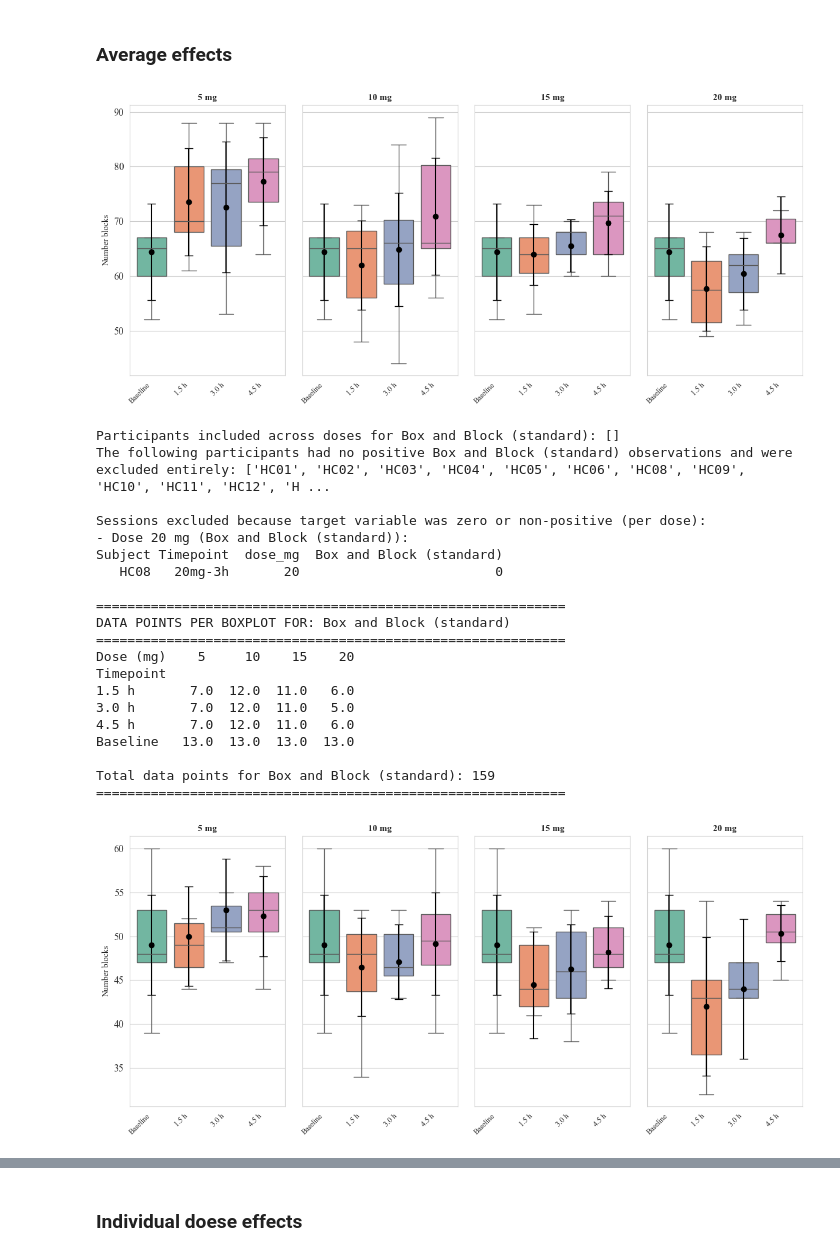
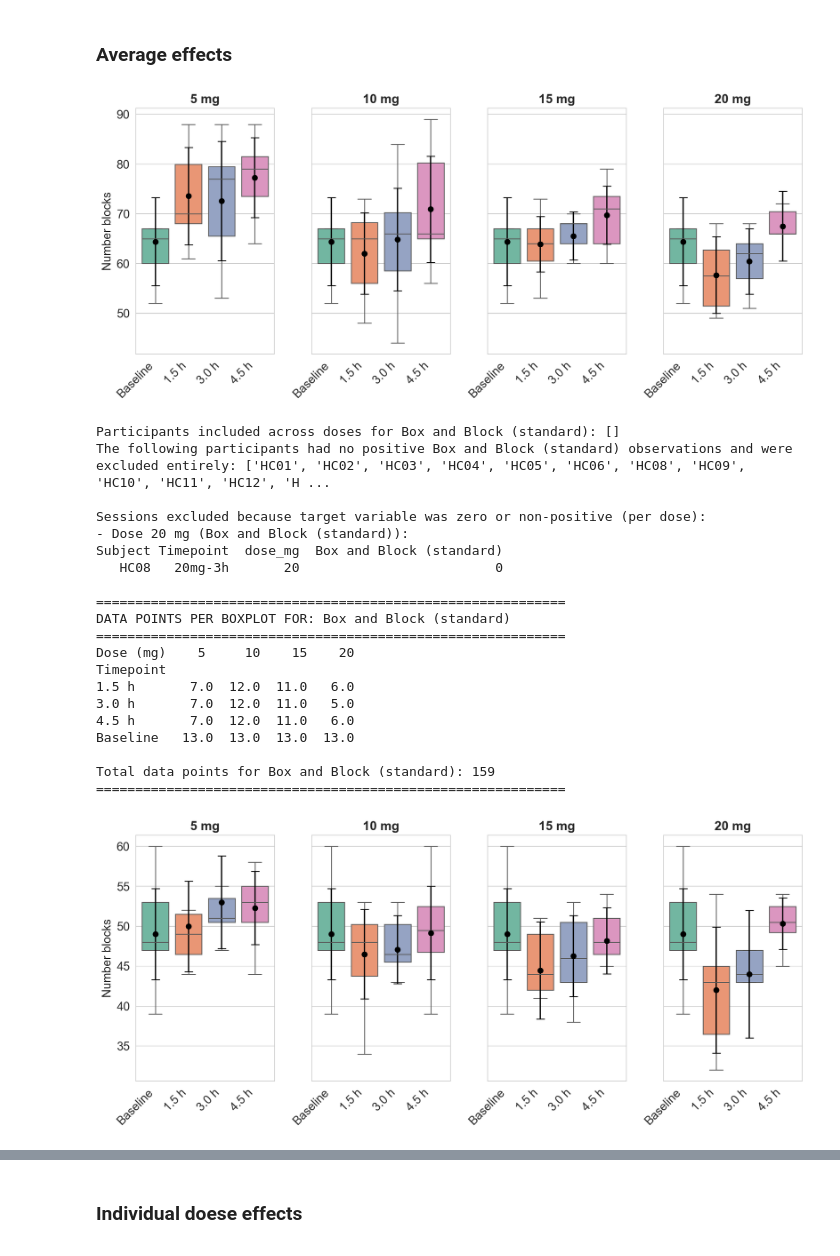
Before and after one commit to pierreklintefors/PsilocybinDexterityAnalysis, a Jupyter notebook: behavioural_analysis_box_and_block.ipynb, the cells around one changed output, grey strips where cells are left out. Drawn from its saved outputs; the diff is of its cells as text; code cells hidden in the pictures.

```diff
--- a/behavioural_analysis_box_and_block.ipynb
+++ b/behavioural_analysis_box_and_block.ipynb
@@ -1,8 +1,18 @@
 # %%
 import matplotlib as mpl
-mpl.rcParams['font.family'] = 'serif'
-mpl.rcParams['font.serif'] = ['Times New Roman']
-mpl.rcParams['font.size'] = 12
+mpl.rcParams['font.family'] = 'sans-serif'
+mpl.rcParams['font.serif'] = ['Helvetica']
+# Publication-ready defaults: larger text and high-resolution exports
+mpl.rcParams['font.size'] = 16
+mpl.rcParams['axes.titlesize'] = 18
+mpl.rcParams['axes.labelsize'] = 16
+mpl.rcParams['xtick.labelsize'] = 14
+mpl.rcParams['ytick.labelsize'] = 14
+mpl.rcParams['legend.fontsize'] = 14
+mpl.rcParams['figure.titlesize'] = 18
+mpl.rcParams['figure.dpi'] = 180
+mpl.rcParams['savefig.dpi'] = 600
+mpl.rcParams['savefig.bbox'] = 'tight'
 # %% [markdown]
 ## Loading behavioural data
 # %%
@@ -178,7 +188,7 @@ for target_varible in ['Box and Block (standard)', 'Box and Block (modified)']:
 
 
         if subset.empty:
-            ax.set_title(f'{dose} mg\nNo data', fontsize=10)
+            ax.set_title(f'{dose} mg\nNo data', fontsize=14)
             ax.set_xticks([])
             continue
 
@@ -211,17 +221,17 @@ for target_varible in ['Box and Block (standard)', 'Box and Block (modified)']:
             sd = stats.loc[lbl, 'std']
             ax.errorbar(i, mean, yerr=sd if not np.isnan(sd) else 0, color='k', fmt='o', capsize=5)
 
-        ax.set_title(f'{int(dose)} mg', fontsize=11, fontweight='bold')
+        ax.set_title(f'{int(dose)} mg', fontsize=15, fontweight='bold')
         ax.set_xlabel('')
         # Fix: set fixed tick positions before setting tick labels to avoid matplotlib UserWarning
         ax.set_xticks(range(len(present_labels)))
-        ax.set_xticklabels(present_labels, rotation=45, ha='right', fontsize=9)
+        ax.set_xticklabels(present_labels, rotation=45, ha='right', fontsize=14)
 
-    axes[0].set_ylabel(f'Number blocks', fontsize=10)
+    axes[0].set_ylabel(f'Number blocks', fontsize=14)
     target = "Box and Block" if 'standard' in target_varible else "Box and Block (modified)"
-    #plt.suptitle(f'{target} — Average Performance ± SD', fontsize=14)
+
     plt.tight_layout(rect=[0, 0.03, 1, 0.95])
-    plt.savefig(f'plots/{target_varible.replace(" ", "_").lower()}_boxplots_mean_sd.png', dpi=300)
+    plt.savefig(f'plots/{target_varible.replace(" ", "_").lower()}_boxplots_mean_sd.pdf', dpi=600)
     plt.show()
 
     # Summary across doses for this metric
@@ -229,34 +239,34 @@ for target_varible in ['Box and Block (standard)', 'Box and Block (modified)']:
 
     missing_participants = set(participant_ids) - included_ids
     if missing_participants:
         print(f"The following participants had no positive {target_varible} observations and were excluded entirely: {sorted(missing_participants)}")
 
     if missing_sessions:
         print("\nSessions excluded because target variable was zero or non-positive (per dose):")
         for ms in missing_sessions:
             print(f"- Dose {ms['dose']} mg ({ms['target_varible']}):")
             print(ms['rows'].to_string(index=False))
 
     # Print data points per boxplot
     print(f"\n{'='*60}")
     print(f"DATA POINTS PER BOXPLOT FOR: {target_varible}")
     print(f"{'='*60}")
     if boxplot_counts:
         counts_df = pd.DataFrame(boxplot_counts)
         # Pivot to show in a nice table format
         pivot_counts = counts_df.pivot_table(
             index='Timepoint',
             columns='Dose (mg)',
             values='N_datapoints',
             fill_value=0
         )
         print(pivot_counts)
         print(f"\nTotal data points for {target_varible}: {counts_df['N_datapoints'].sum()}")
     else:
         print("No data points to display.")
     print(f"{'='*60}\n")
 # %% [output]
-[figure, old version]
+[figure, new version]
 Participants included across doses for Box and Block (standard): []
 The following participants had no positive Box and Block (standard) observations and were excluded entirely: ['HC01', 'HC02', 'HC03', 'HC04', 'HC05', 'HC06', 'HC08', 'HC09', 'HC10', 'HC11', 'HC12', 'H ...
 
@@ -277,7 +287,7 @@ Baseline   13.0  13.0  13.0  13.0
 
 Total data points for Box and Block (standard): 159
 ============================================================
-[figure, old version]
+[figure, new version]
 Participants included across doses for Box and Block (modified): []
 The following participants had no positive Box and Block (modified) observations and were excluded entirely: ['HC01', 'HC02', 'HC03', 'HC04', 'HC05', 'HC06', 'HC08', 'HC09', 'HC10', 'HC11', 'HC12', 'H ...
 
```
Also changed, not shown: parts of 10 cells of this notebook, 12 other files.
